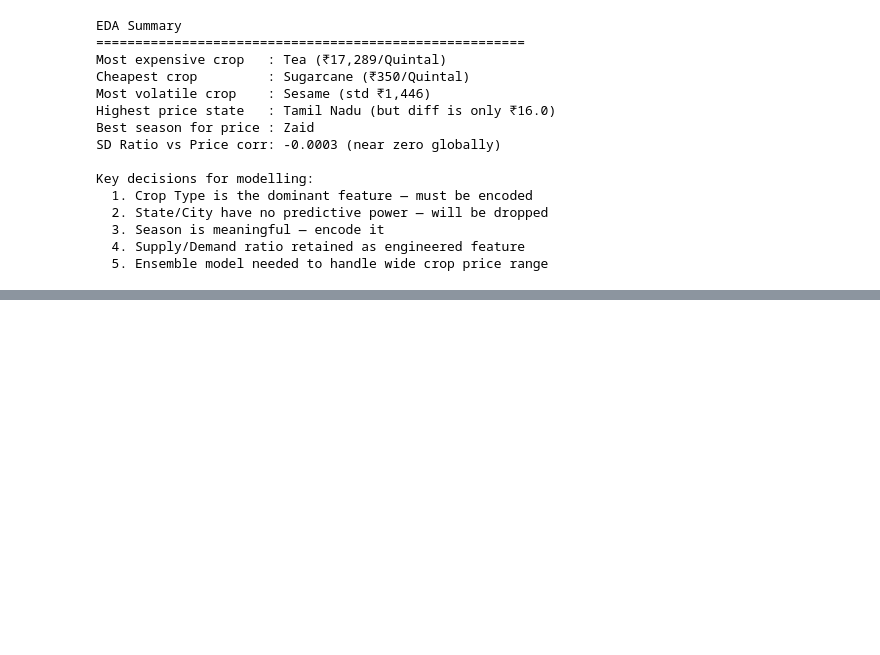
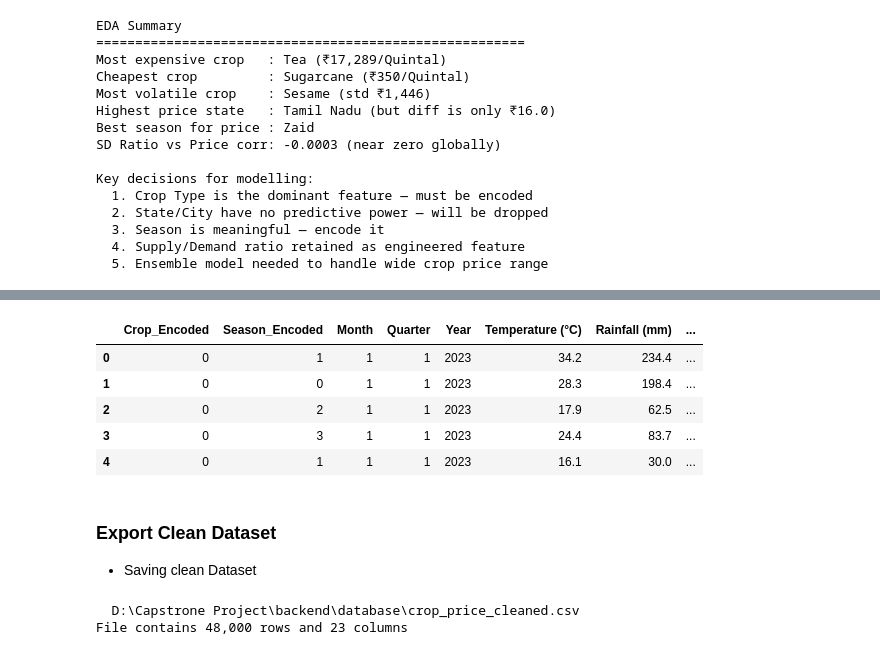
Before and after one commit to rahulchand017/IADSS---Intelligent-Agricultural-Decision-Support-System, a Jupyter notebook: backend/price_module/feature_engineering.ipynb, the cells around one changed output, grey strips where cells are left out. Cells and saved outputs as stored; diff of their text form; code cells hidden in the pictures; blank space fills up the shorter version.

```diff
--- a/backend/price_module/feature_engineering.ipynb
+++ b/backend/price_module/feature_engineering.ipynb
@@ -538,0 +767,7 @@ Key decisions for modelling:
+# %%
+# Season encoding — ordinal makes agricultural sense
+season_map = {'Rabi': 0, 'Kharif': 1, 'Zaid': 2, 'Post-Monsoon': 3}
+df_clean['Season_Encoded'] = df_clean['Season'].map(season_map)
+
+print('Season encoded:')
+print(df_clean[['Season', 'Season_Encoded']].drop_duplicates().sort_values('Season_Encoded'))
@@ -538,0 +811,15 @@ Key decisions for modelling:
+# %%
+print('NaN count before handling:')
+print(df_clean.isnull().sum()[df_clean.isnull().sum() > 0])
+
+# Fill lag NaNs with the crop's own mean price — safe fallback
+df_clean['Price_Lag1'] = df_clean.groupby('Crop Type')['Price_Lag1'].transform(
+    lambda x: x.fillna(x.mean())
+)
+df_clean['Price_Lag3'] = df_clean.groupby('Crop Type')['Price_Lag3'].transform(
+    lambda x: x.fillna(x.mean())
+)
+
+print()
+print('NaN count after handling:')
+print(df_clean.isnull().sum()[df_clean.isnull().sum() > 0] if df_clean.isnull().sum().any() else 'No NaN values remaining')
@@ -538,0 +832,21 @@ Key decisions for modelling:
+# %%
+# Final feature set that will be used for model training
+FEATURES = [
+    'Crop_Encoded', 'Season_Encoded', 'Month', 'Quarter', 'Year',
+    'Temperature (°C)', 'Rainfall (mm)',
+    'Supply Volume (tons)', 'Demand Volume (tons)',
+    'Supply_Demand_Ratio',
+    'Transportation Cost (₹/Quintal)',
+    'Fertilizer Usage (kg/hectare)',
+    'Pest Infestation (0-1)', 'Market Competition (0-1)',
+    'Price_Lag1', 'Price_Lag3', 'Price_RollingMean3'
+]
+
+TARGET = 'Price/Quintal'
+
+print('Features for model training:')
+for f in FEATURES:
+    print(f'  - {f}')
+print()
+print(f'Target: {TARGET}')
+print(f'Total features: {len(FEATURES)}')
@@ -538,0 +871,12 @@ Key decisions for modelling:
+# %%
+df_clean[FEATURES + [TARGET]].head(5)
+# %% [output]
+|  | Crop_Encoded | Season_Encoded | Month | Quarter | Year | Temperature (°C) | Rainfall (mm) | ... |
+| 0 | 0 | 1 | 1 | 1 | 2023 | 34.2 | 234.4 | ... |
+| 1 | 0 | 0 | 1 | 1 | 2023 | 28.3 | 198.4 | ... |
+| 2 | 0 | 2 | 1 | 1 | 2023 | 17.9 | 62.5 | ... |
+| 3 | 0 | 3 | 1 | 1 | 2023 | 24.4 | 83.7 | ... |
+| 4 | 0 | 1 | 1 | 1 | 2023 | 16.1 | 30.0 | ... |
+# %% [markdown]
+### Export Clean Dataset
+- Saving clean Dataset
@@ -538,0 +888,9 @@ Key decisions for modelling:
+# %%
+# Save cleaned dataset
+df_clean.to_csv(OUTPUT_PATH, index=False)
+
+print(f'  {OUTPUT_PATH}')
+print(f'File contains {len(df_clean):,} rows and {len(df_clean.columns)} columns')
+# %% [output]
+  D:\Capstrone Project\backend\database\crop_price_cleaned.csv
+File contains 48,000 rows and 23 columns
```
Also changed, not shown: parts of 33 cells of this notebook, 1 other file.
